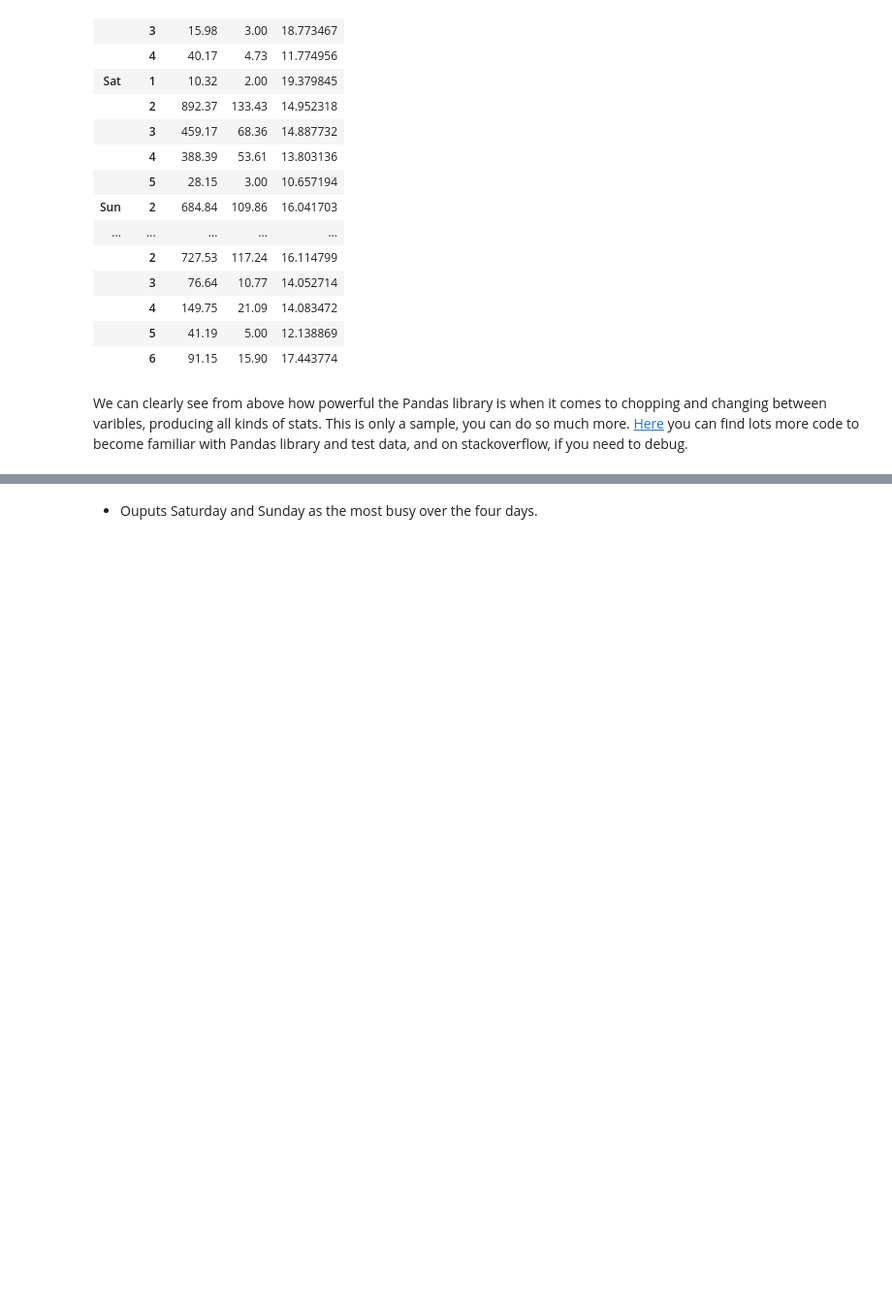
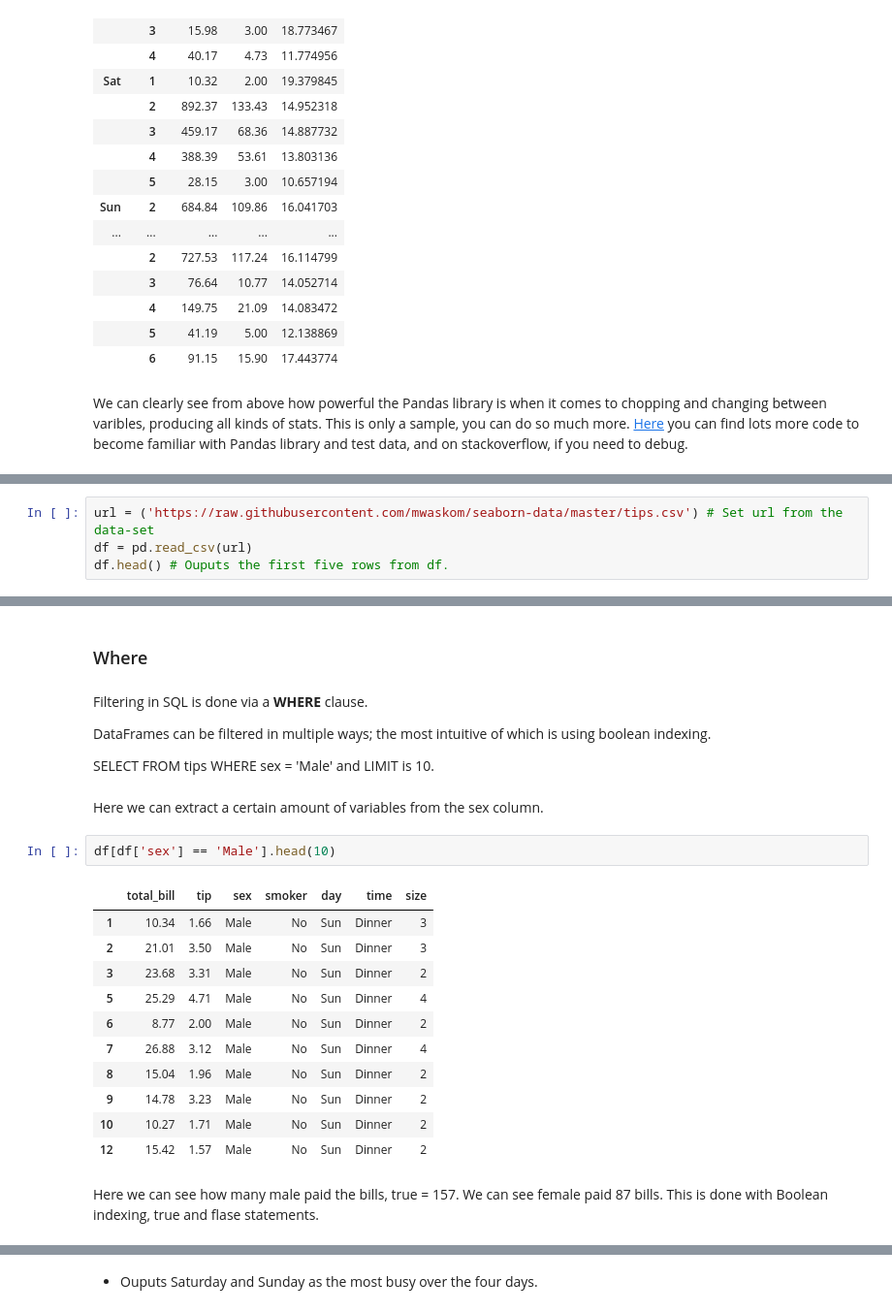
Before and after one commit to daithimarkham/Fund-Project-2019, a Jupyter notebook: The-Tips-Data-Set.ipynb, the cells around one changed output, grey strips where cells are left out. Shown at 97% size. Cells and saved outputs as stored; diff of their text form; blank space fills up the shorter version.

```diff
--- a/The-Tips-Data-Set.ipynb
+++ b/The-Tips-Data-Set.ipynb
@@ -433,0 +453,4 @@ We can clearly see from above how powerful the Pandas library is when it comes t
+# %%
+url = ('https://raw.githubusercontent.com/mwaskom/seaborn-data/master/tips.csv') # Set url from the data-set
+df = pd.read_csv(url)
+df.head() # Ouputs the first five rows from df.
@@ -433,0 +482,26 @@ We can clearly see from above how powerful the Pandas library is when it comes t
+# %% [markdown]
+### Where
+# %% [markdown]
+Filtering in SQL is done via a **WHERE** clause.
+
+DataFrames can be filtered in multiple ways; the most intuitive of which is using boolean indexing.
+
+SELECT FROM tips WHERE sex = 'Male' and LIMIT is 10.
+# %% [markdown]
+Here we can extract a certain amount of variables from the sex column.
+# %%
+df[df['sex'] == 'Male'].head(10)
+# %% [output]
+|  | total_bill | tip | sex | smoker | day | time | size |
+| 1 | 10.34 | 1.66 | Male | No | Sun | Dinner | 3 |
+| 2 | 21.01 | 3.50 | Male | No | Sun | Dinner | 3 |
+| 3 | 23.68 | 3.31 | Male | No | Sun | Dinner | 2 |
+| 5 | 25.29 | 4.71 | Male | No | Sun | Dinner | 4 |
+| 6 | 8.77 | 2.00 | Male | No | Sun | Dinner | 2 |
+| 7 | 26.88 | 3.12 | Male | No | Sun | Dinner | 4 |
+| 8 | 15.04 | 1.96 | Male | No | Sun | Dinner | 2 |
+| 9 | 14.78 | 3.23 | Male | No | Sun | Dinner | 2 |
+| 10 | 10.27 | 1.71 | Male | No | Sun | Dinner | 2 |
+| 12 | 15.42 | 1.57 | Male | No | Sun | Dinner | 2 |
+# %% [markdown]
+Here we can see how many male paid the bills, true = 157. We can see female paid 87 bills. This is done with Boolean indexing, true and flase statements.
```
Also changed, not shown: parts of 42 cells of this notebook.
